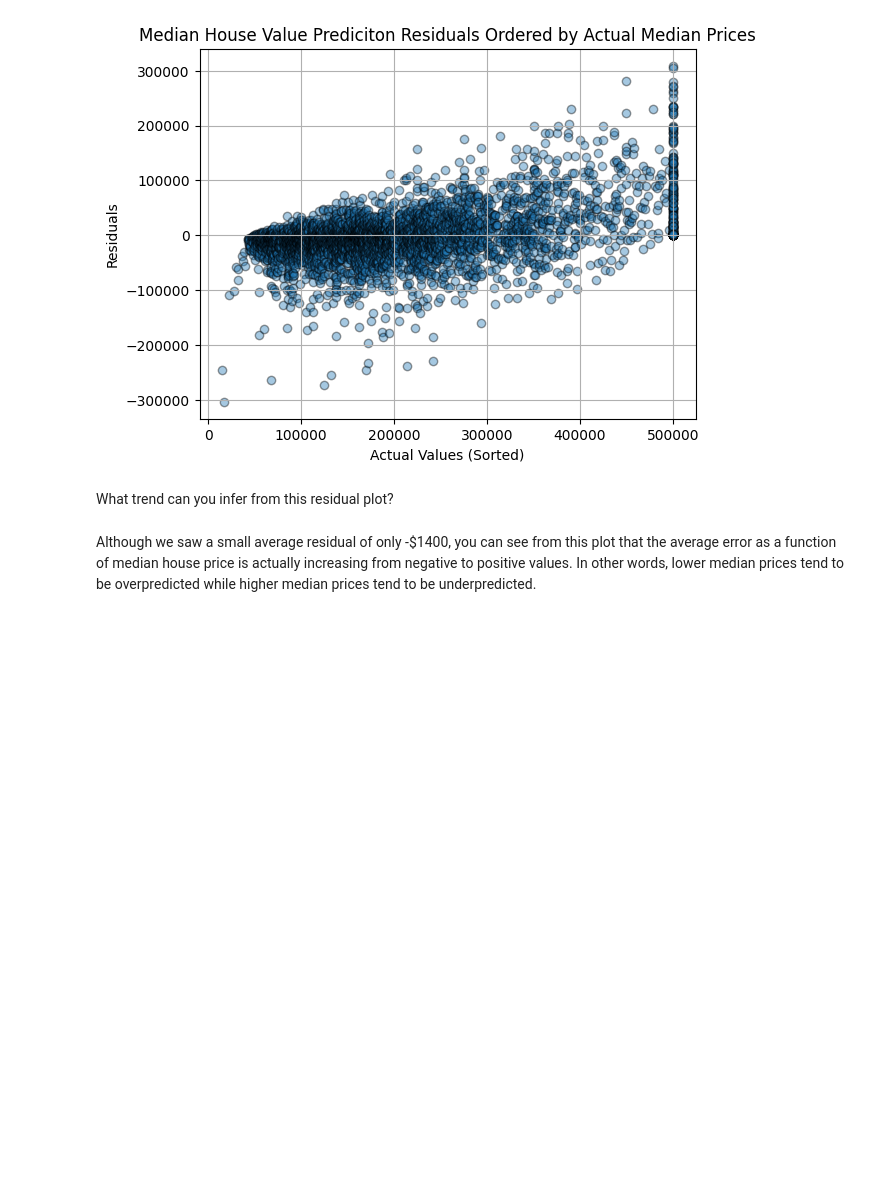
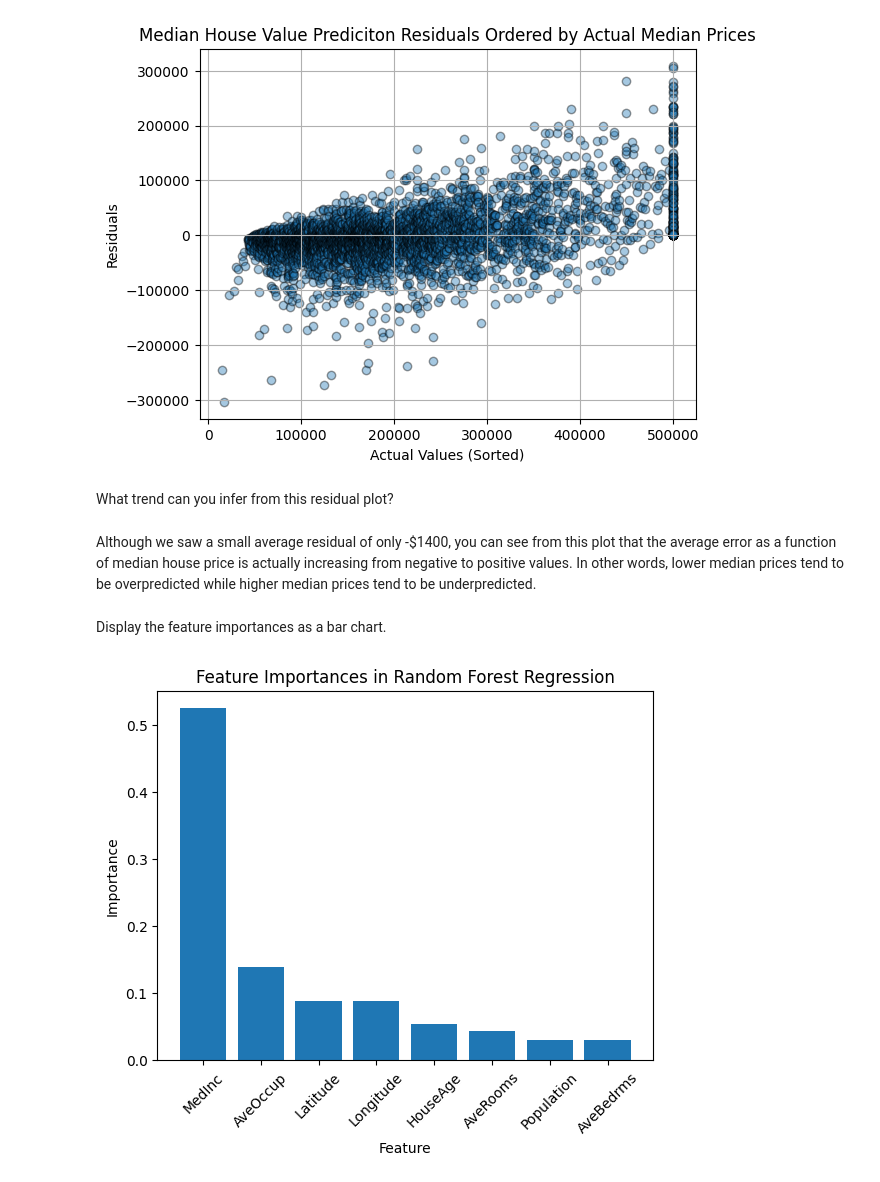
Before and after one commit to victorcata/ai-engineering-certificate, a Jupyter notebook: 01-machine-learning/model-evaluation/02-eval-random-forest.ipynb, the cells around one changed output. Drawn from its saved outputs; the diff is of its cells as text; code cells hidden in the pictures; blank space fills up the shorter version.

Commit message:
chore(machine-learning): Random Forest Evaluation

```diff
--- a/01-machine-learning/model-evaluation/02-eval-random-forest.ipynb
+++ b/01-machine-learning/model-evaluation/02-eval-random-forest.ipynb
@@ -150,3 +150,18 @@ plt.show()
 What trend can you infer from this residual plot?
 # %% [markdown]
 Although we saw a small average residual of only -$1400, you can see from this plot that the average error as a function of median house price is actually increasing from negative to positive values. In other words, lower median prices tend to be overpredicted while higher median prices tend to be underpredicted.
+# %% [markdown]
+Display the feature importances as a bar chart.
+# %%
+importances = random_forest_regressor.feature_importances_
+indices = np.argsort(importances)[::-1]
+features = data.feature_names
+
+plt.bar(range(X.shape[1]), importances[indices], align='center')
+plt.xticks(range(X.shape[1]), [features[i] for i in indices], rotation=45)
+plt.xlabel("Feature")
+plt.ylabel("Importance")
+plt.title("Feature Importances in Random Forest Regression")
+plt.show()
+# %% [output]
+[figure, added]
```
Also changed, not shown: parts of 1 cell of this notebook.
